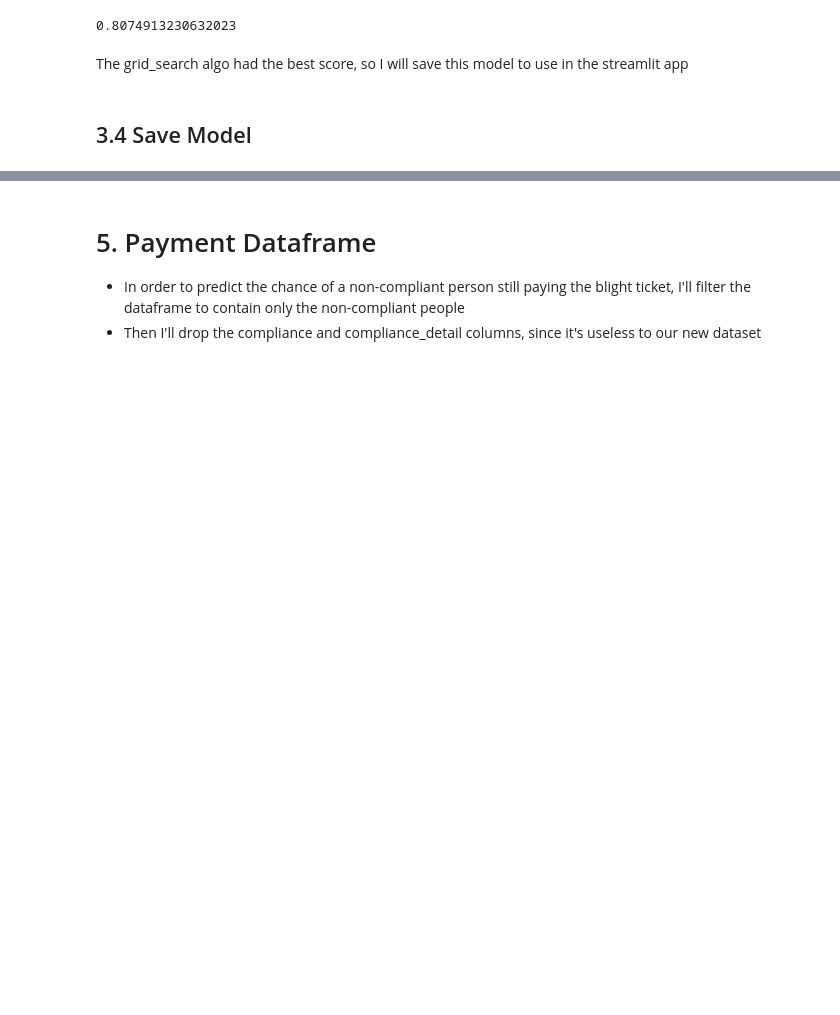
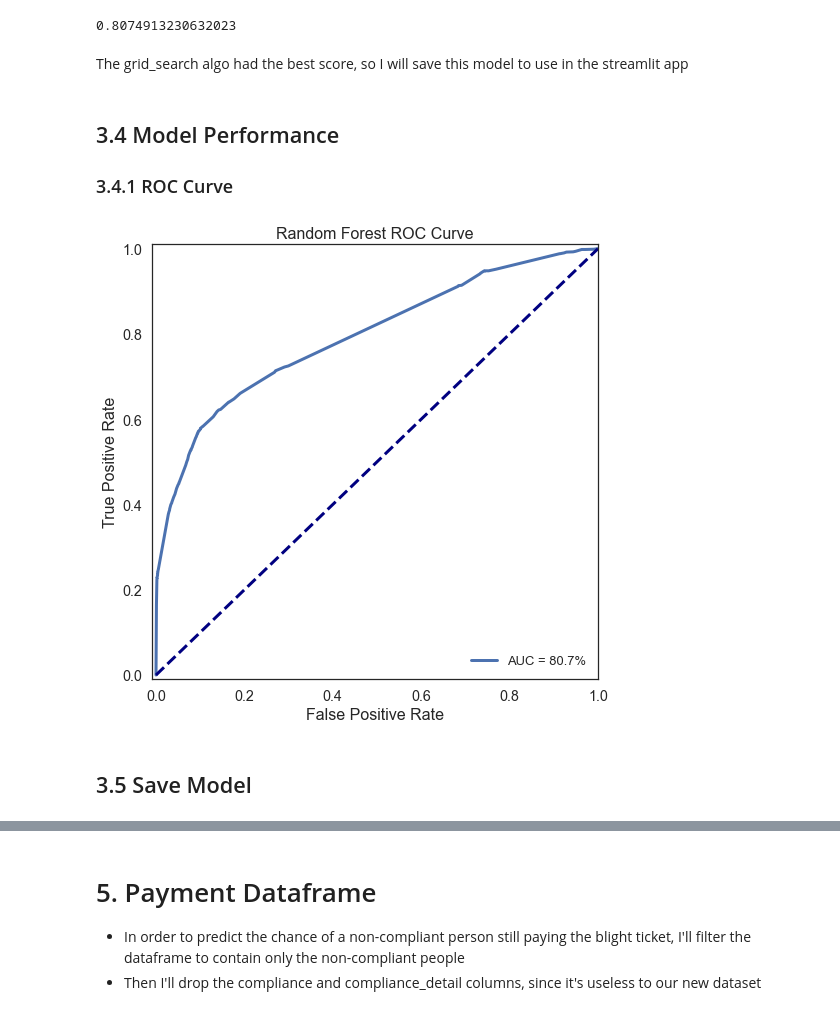
Before and after one commit to henriqueumeda/Property-Maintenance-Blight-Ticket-Fines, a Jupyter notebook: Property Maintenance Blight Ticket Fines.ipynb, the cells around one changed output, grey strips where cells are left out. Cells and saved outputs as stored; diff of their text form; code cells hidden in the pictures; blank space fills up the shorter version.

```diff
--- a/Property Maintenance Blight Ticket Fines.ipynb
+++ b/Property Maintenance Blight Ticket Fines.ipynb
@@ -1556,14 +1564,46 @@ pprint(grid_search_best_params)
  'n_estimators': 300}
 # %%
 #grid_search.best_score_
-grid_search_best_params = 0.8074913230632023
-grid_search_best_params
+grid_search_best_score = 0.8074913230632023
+grid_search_best_score
 # %% [output]
 0.8074913230632023
 # %% [markdown]
 The grid_search algo had the best score, so I will save this model to use in the streamlit app
+# %% [markdown]
+## 3.4 Model Performance <a class='anchor' id='3.4'></a>
+
+### 3.4.1 ROC Curve
+# %%
+columns = ['owed_amount', 'ticket_issued_semester', 'violation_code', 'disposition']
+X = df_train[columns]
+y = df_train['compliance']
+X_train, X_test, y_train, y_test = train_test_split(X, y, random_state=42)
+
+rf = RandomForestClassifier(bootstrap=True, max_depth=10, max_features='auto', min_samples_leaf=5, min_samples_split=5,
+                            n_estimators=300)
+rf.fit(X_train,y_train)
+y_pred = rf.predict(X_test)
+y_score = rf.predict_proba(X_test)[:,1]
+# %%
+from sklearn.metrics import roc_curve, auc
+
+fpr, tpr, _ = roc_curve(y_test, y_score)
+
+plt.figure(figsize=(8,8))
+plt.xlim([-0.01, 1.00])
+plt.ylim([-0.01, 1.01])
+plt.plot(fpr, tpr, lw=3, label='AUC = {:.1%}'.format(grid_search_best_score))
+plt.xlabel('False Positive Rate', fontsize=16)
+plt.ylabel('True Positive Rate', fontsize=16)
+plt.title('Random Forest ROC Curve', fontsize=16)
+plt.legend(loc='lower right', fontsize=13, framealpha=0)
+plt.plot([0, 1], [0, 1], color='navy', lw=3, linestyle='--')
+plt.show()
+# %% [output]
+[figure, added]
 # %% [markdown]
-## 3.4 Save Model <a class='anchor' id='3.4'></a>
+## 3.5 Save Model <a class='anchor' id='3.5'></a>
 # %%
 # Prepare the datasets
 columns = ['owed_amount', 'ticket_issued_semester', 'violation_code', 'disposition']
```
Also changed, not shown: parts of 40 cells of this notebook, 31 other files.
